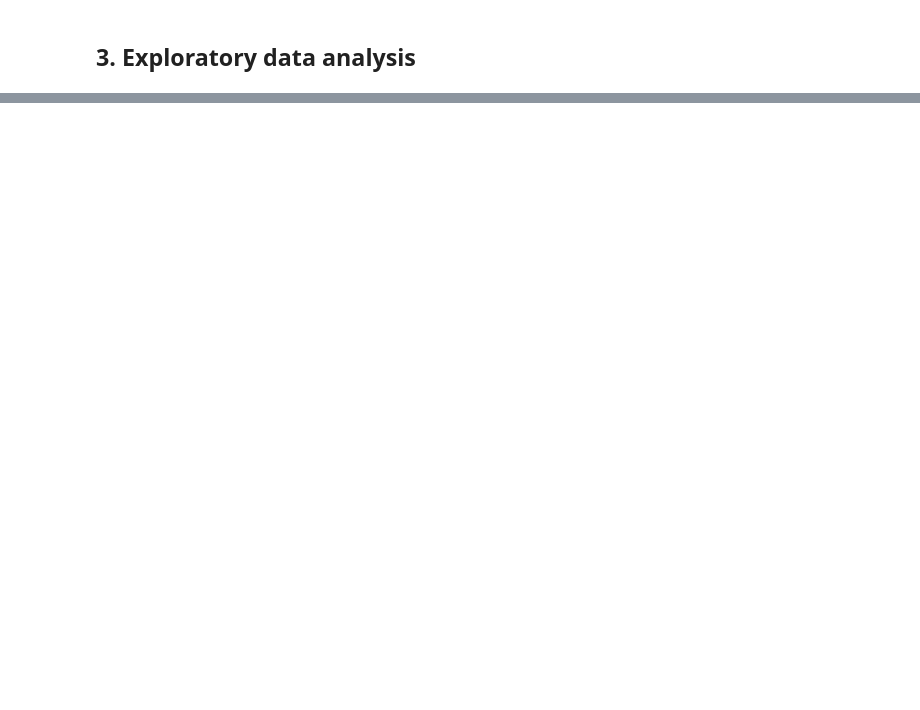
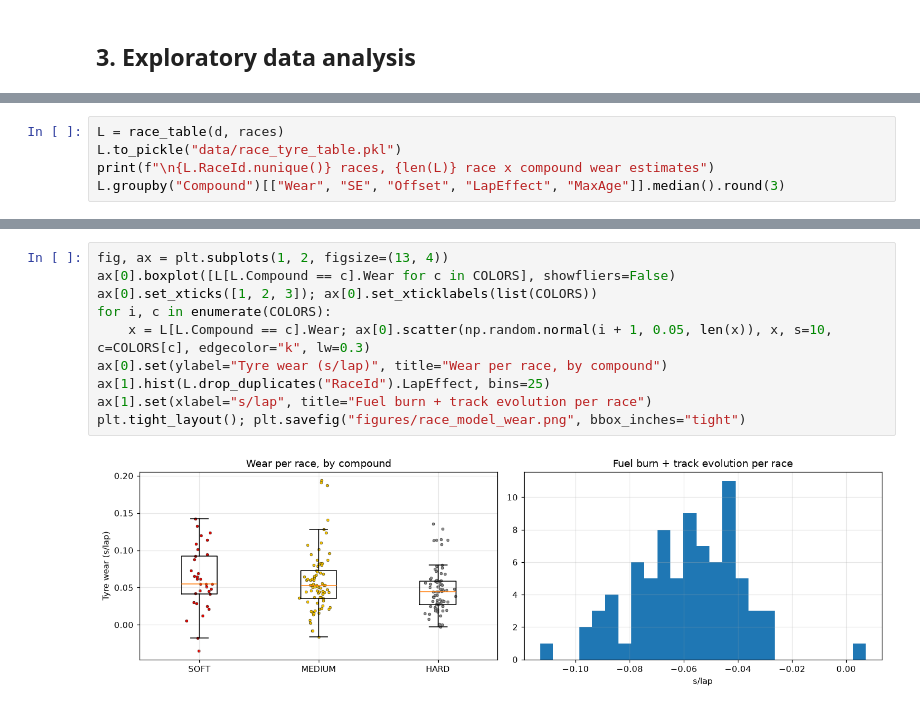
Before and after one commit to anerudh-k/f1-tyre-strategy, a Jupyter notebook: notebooks/03_generic_model.ipynb, the cells around one changed output, grey strips where cells are left out. Drawn from its saved outputs; the diff is of its cells as text; blank space fills up the shorter version.

```diff
--- a/notebooks/03_generic_model.ipynb
+++ b/notebooks/03_generic_model.ipynb
@@ -196,0 +200,5 @@ print("saved", out, "-> set MODEL_FILE to this in notebook 02")
+# %%
+L = race_table(d, races)
+L.to_pickle("data/race_tyre_table.pkl")
+print(f"\n{L.RaceId.nunique()} races, {len(L)} race x compound wear estimates")
+L.groupby("Compound")[["Wear", "SE", "Offset", "LapEffect", "MaxAge"]].median().round(3)
@@ -196,0 +224,12 @@ print("saved", out, "-> set MODEL_FILE to this in notebook 02")
+# %%
+fig, ax = plt.subplots(1, 2, figsize=(13, 4))
+ax[0].boxplot([L[L.Compound == c].Wear for c in COLORS], showfliers=False)
+ax[0].set_xticks([1, 2, 3]); ax[0].set_xticklabels(list(COLORS))
+for i, c in enumerate(COLORS):
+    x = L[L.Compound == c].Wear; ax[0].scatter(np.random.normal(i + 1, 0.05, len(x)), x, s=10, c=COLORS[c], edgecolor="k", lw=0.3)
+ax[0].set(ylabel="Tyre wear (s/lap)", title="Wear per race, by compound")
+ax[1].hist(L.drop_duplicates("RaceId").LapEffect, bins=25)
+ax[1].set(xlabel="s/lap", title="Fuel burn + track evolution per race")
+plt.tight_layout(); plt.savefig("figures/race_model_wear.png", bbox_inches="tight")
+# %% [output]
+[figure, added]
```
Also changed, not shown: parts of 47 cells of this notebook, 1 other file.
